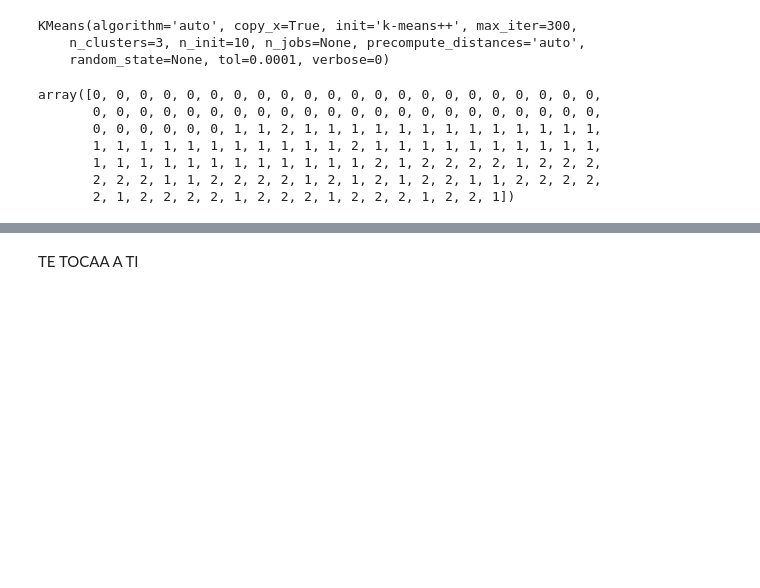
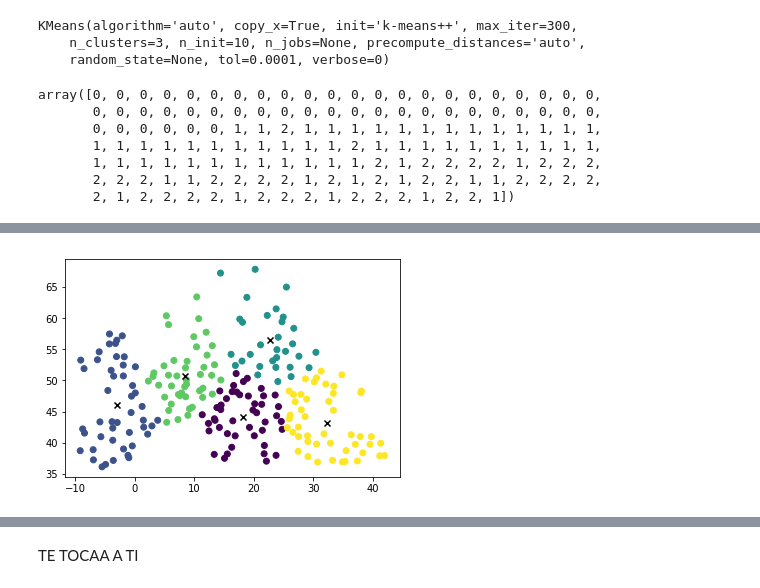
Before and after one commit to theRaffe/my-datascience-course, a Jupyter notebook: DS/Semana 5 - Conceptos de Machine Learning/Semana5_Parte1.ipynb, the cells around one changed output, grey strips where cells are left out. Saved outputs shown, nothing was run; the diff lists cells and outputs as text; code cells hidden in the pictures; blank space fills up the shorter version.

```diff
--- a/DS/Semana 5 - Conceptos de Machine Learning/Semana5_Parte1.ipynb
+++ b/DS/Semana 5 - Conceptos de Machine Learning/Semana5_Parte1.ipynb
@@ -247,0 +794,11 @@ Text(0.5, 1.0, "Model's classification")
+# %%
+# Now with centroids
+kmeans = cluster.KMeans(5)
+kmeans.fit(cities[['longitude', 'latitude']])
+labels = kmeans.labels_
+centroids = kmeans.cluster_centers_
+plt.scatter(cities['longitude'], cities['latitude'], c=labels)
+plt.scatter(centroids[:,0], centroids[:,1], marker='x', c='black')
+plt.show()
+# %% [output]
+[figure, added]
```
Also changed, not shown: parts of 85 cells of this notebook, 36 other files.
